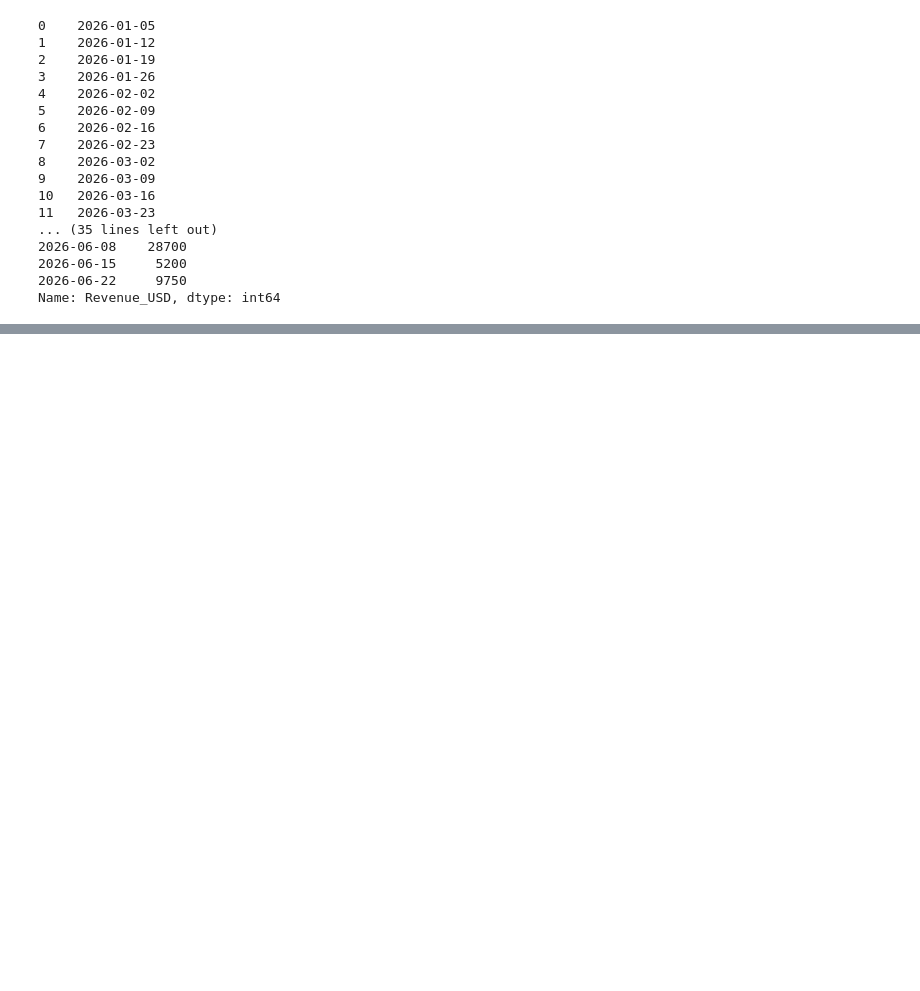
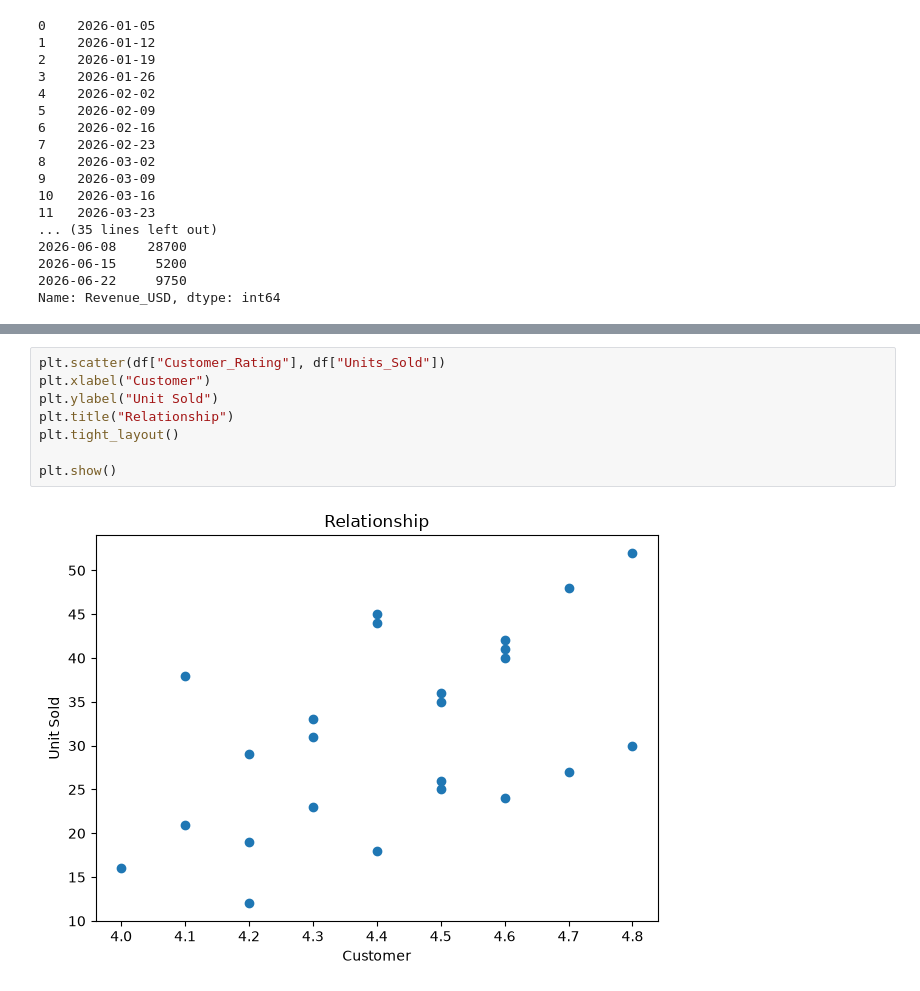
Before and after one commit to Abdurrahman-byte/Matplotlib_project, a Jupyter notebook: final-project-1.ipynb, the cells around one changed output, grey strips where cells are left out. Saved outputs shown, nothing was run; the diff lists cells and outputs as text; blank space fills up the shorter version.

```diff
--- a/final-project-1.ipynb
+++ b/final-project-1.ipynb
@@ -104,3 +108,13 @@ plt.tight_layout()
 plt.show()
 # %% [output]
 [figure]
+# %%
+plt.scatter(df["Customer_Rating"], df["Units_Sold"])
+plt.xlabel("Customer")
+plt.ylabel("Unit Sold")
+plt.title("Relationship")
+plt.tight_layout()
+
+plt.show()
+# %% [output]
+[figure, added]
```
Also changed, not shown: parts of 3 cells of this notebook.
